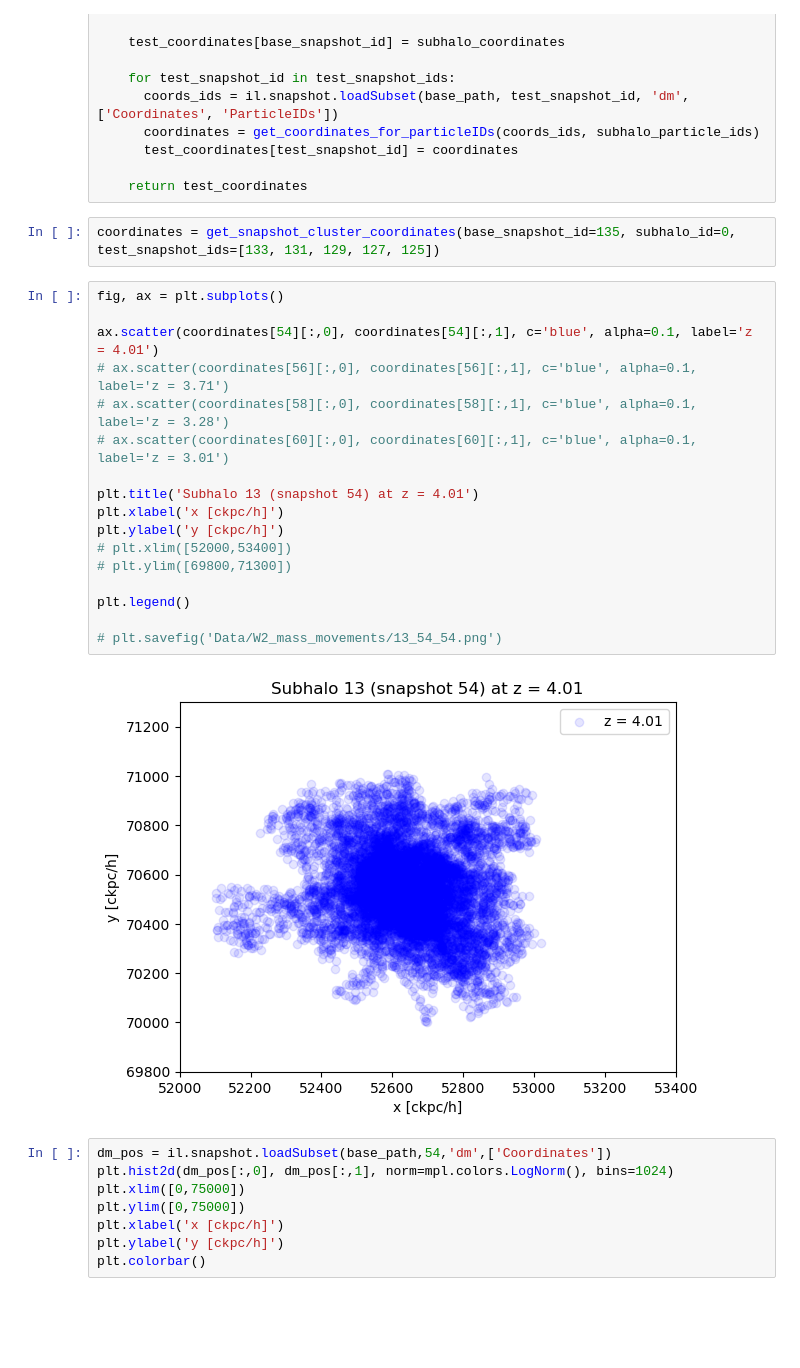
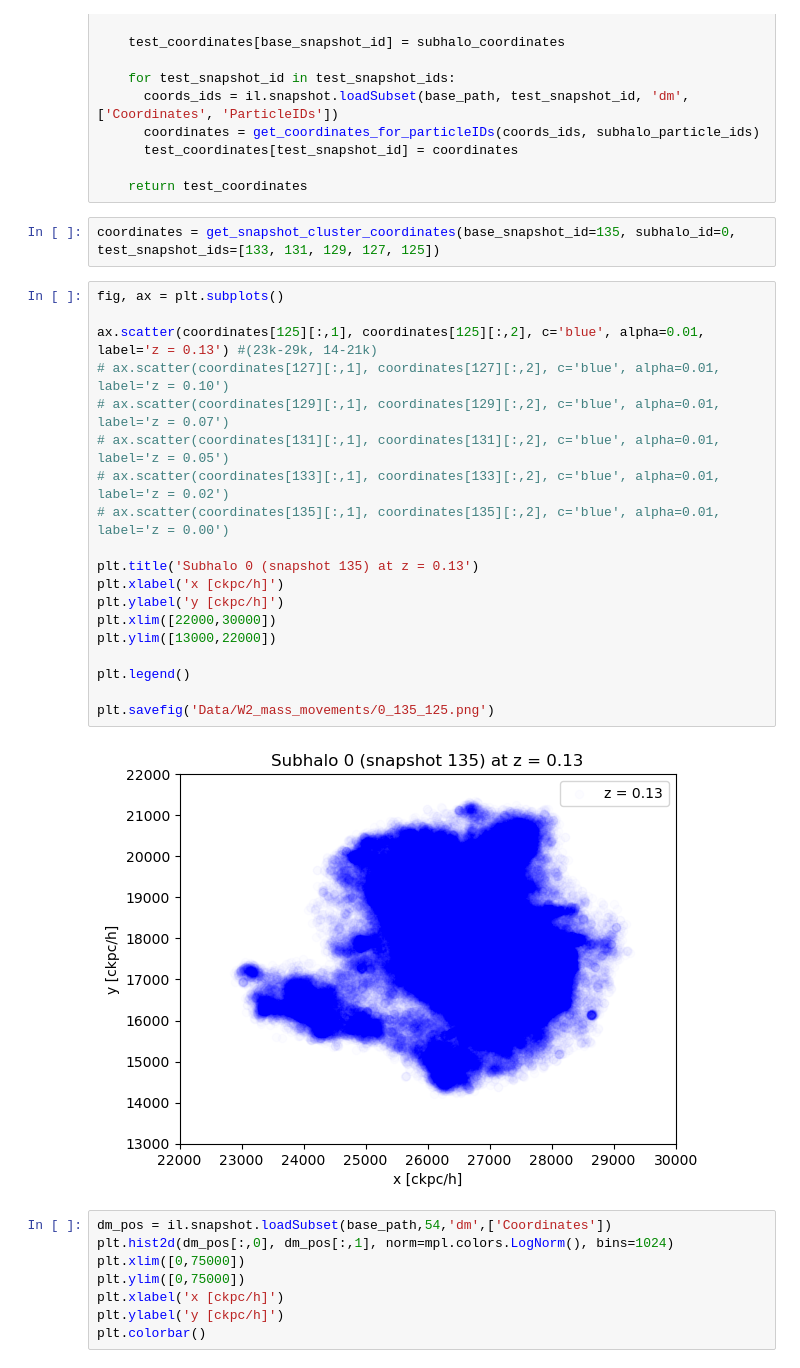
Before and after one commit to diodeamy/Thesis, a Jupyter notebook: code/massMovementsMultipleRedshifts.ipynb, the cells around one changed output. Cells and saved outputs as stored; diff of their text form; blank space fills up the shorter version.

Commit message:
added grapsh of biggest 135 subhalo till 125

```diff
--- a/code/massMovementsMultipleRedshifts.ipynb
+++ b/code/massMovementsMultipleRedshifts.ipynb
@@ -66,27 +66,29 @@ def get_snapshot_cluster_coordinates(base_snapshot_id: int, subhalo_id: int, tes
       test_coordinates[test_snapshot_id] = coordinates
 
     return test_coordinates
-# %%
-coordinates = get_snapshot_cluster_coordinates(base_snapshot_id=135, subhalo_id=0, test_snapshot_ids=[133, 131, 129, 127, 125])
+# %%
+coordinates = get_snapshot_cluster_coordinates(base_snapshot_id=135, subhalo_id=0, test_snapshot_ids=[133, 131, 129, 127, 125])
 # %%
 fig, ax = plt.subplots()
 
-ax.scatter(coordinates[54][:,0], coordinates[54][:,1], c='blue', alpha=0.1, label='z = 4.01')
-# ax.scatter(coordinates[56][:,0], coordinates[56][:,1], c='blue', alpha=0.1, label='z = 3.71')
-# ax.scatter(coordinates[58][:,0], coordinates[58][:,1], c='blue', alpha=0.1, label='z = 3.28')
-# ax.scatter(coordinates[60][:,0], coordinates[60][:,1], c='blue', alpha=0.1, label='z = 3.01')
+ax.scatter(coordinates[125][:,1], coordinates[125][:,2], c='blue', alpha=0.01, label='z = 0.13') #(23k-29k, 14-21k)
+# ax.scatter(coordinates[127][:,1], coordinates[127][:,2], c='blue', alpha=0.01, label='z = 0.10')
+# ax.scatter(coordinates[129][:,1], coordinates[129][:,2], c='blue', alpha=0.01, label='z = 0.07')
+# ax.scatter(coordinates[131][:,1], coordinates[131][:,2], c='blue', alpha=0.01, label='z = 0.05')
+# ax.scatter(coordinates[133][:,1], coordinates[133][:,2], c='blue', alpha=0.01, label='z = 0.02')
+# ax.scatter(coordinates[135][:,1], coordinates[135][:,2], c='blue', alpha=0.01, label='z = 0.00')
 
-plt.title('Subhalo 13 (snapshot 54) at z = 4.01')
+plt.title('Subhalo 0 (snapshot 135) at z = 0.13')
 plt.xlabel('x [ckpc/h]')
 plt.ylabel('y [ckpc/h]')
-# plt.xlim([52000,53400])
-# plt.ylim([69800,71300])
+plt.xlim([22000,30000])
+plt.ylim([13000,22000])
 
 plt.legend()
 
-# plt.savefig('Data/W2_mass_movements/13_54_54.png')
+plt.savefig('Data/W2_mass_movements/0_135_125.png')
 # %% [output]
-[figure, old version]
+[figure, new version]
 # %%
 dm_pos = il.snapshot.loadSubset(base_path,54,'dm',['Coordinates'])
 plt.hist2d(dm_pos[:,0], dm_pos[:,1], norm=mpl.colors.LogNorm(), bins=1024)
```
